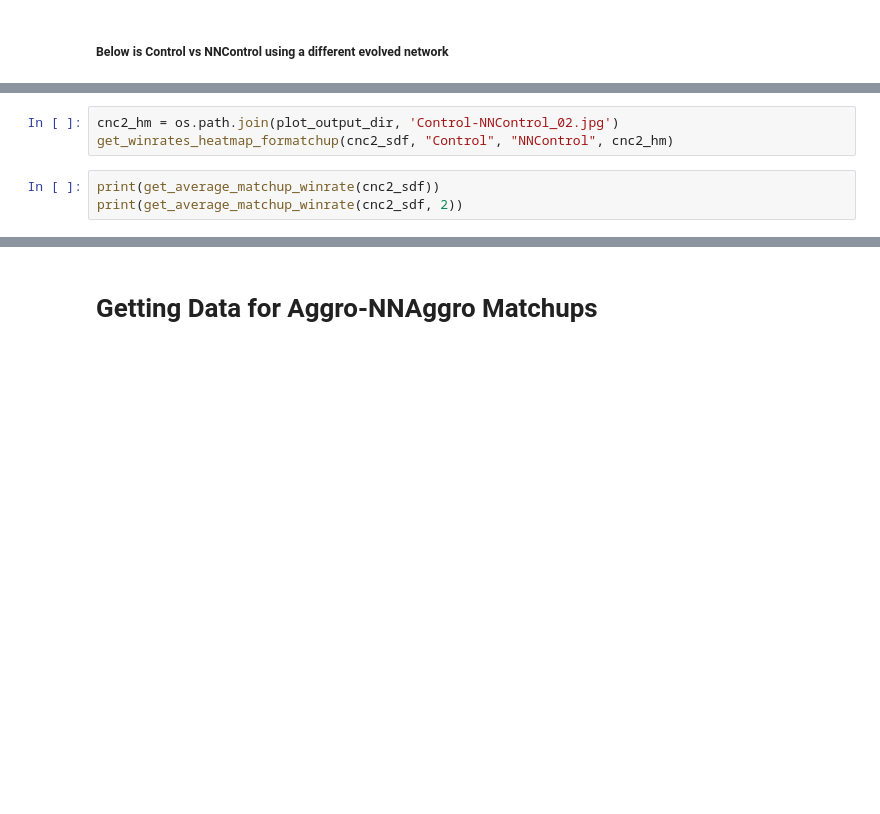
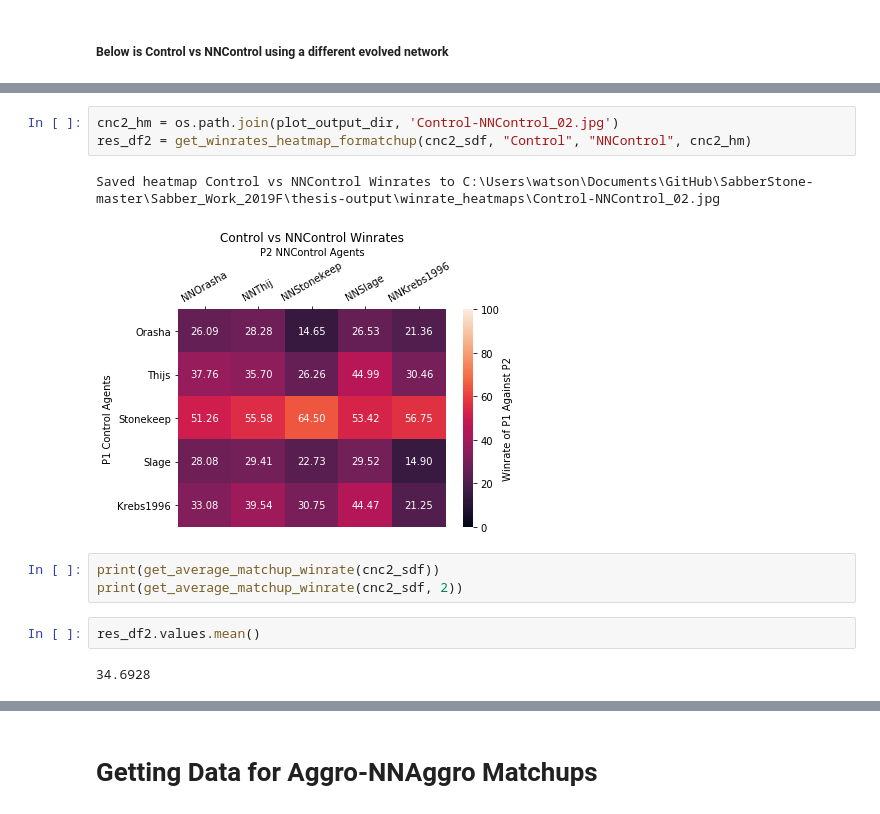
Before and after one commit to cww5/Sabber_Work_2019F, a Jupyter notebook: thesis-extensions/Spring_Data_Analysis.ipynb, the cells around one changed output, grey strips where cells are left out. Cells and saved outputs as stored; diff of their text form; blank space fills up the shorter version.

Commit message:
20200408 - Control vs NNControl Large

```diff
--- a/thesis-extensions/Spring_Data_Analysis.ipynb
+++ b/thesis-extensions/Spring_Data_Analysis.ipynb
@@ -625,6 +656,13 @@ cnc2_sdf
 # %%
 cnc2_hm = os.path.join(plot_output_dir, 'Control-NNControl_02.jpg')
-get_winrates_heatmap_formatchup(cnc2_sdf, "Control", "NNControl", cnc2_hm)
+res_df2 = get_winrates_heatmap_formatchup(cnc2_sdf, "Control", "NNControl", cnc2_hm)
+# %% [output]
+Saved heatmap Control vs NNControl Winrates to C:\Users\watson\Documents\GitHub\SabberStone-master\Sabber_Work_2019F\thesis-output\winrate_heatmaps\Control-NNControl_02.jpg
+[figure, added]
 # %%
 print(get_average_matchup_winrate(cnc2_sdf))
 print(get_average_matchup_winrate(cnc2_sdf, 2))
+# %%
+res_df2.values.mean()
+# %% [output]
+34.6928
```
Also changed, not shown: parts of 33 cells of this notebook, 26 other files.
